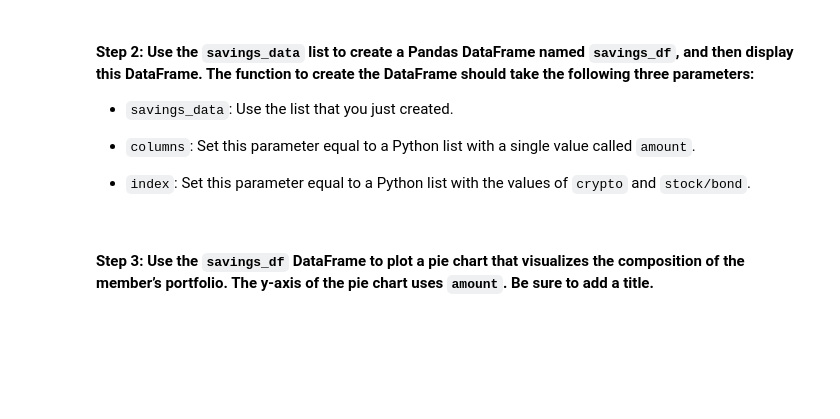
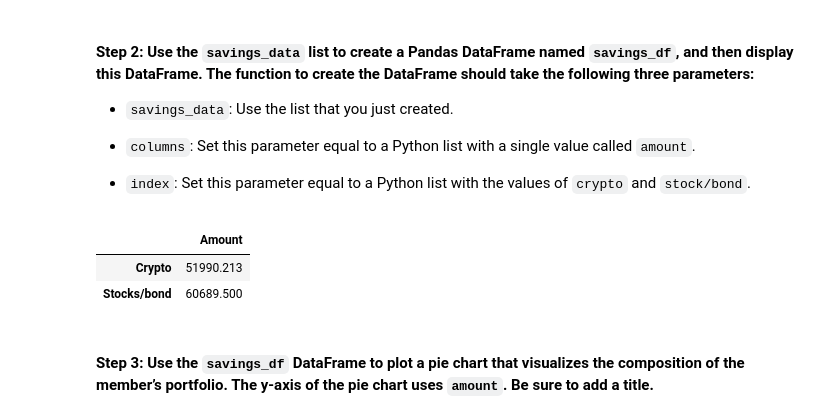
Before and after one commit to mckayav3/Financial-Planning-Tool, a Jupyter notebook: Financial Planning with APIs and Simulations/financial_planning_tools.ipynb, the cells around one changed output. Saved outputs shown, nothing was run; the diff lists cells and outputs as text; code cells hidden in the pictures; blank space fills up the shorter version.

```diff
--- a/Financial Planning with APIs and Simulations/financial_planning_tools.ipynb
+++ b/Financial Planning with APIs and Simulations/financial_planning_tools.ipynb
@@ -368,10 +368,14 @@ print(savings_data)
 - `index`: Set this parameter equal to a Python list with the values of `crypto` and `stock/bond`.
 # %%
 # Create a Pandas DataFrame called savings_df
-# YOUR CODE HERE
+savings_df = pd.DataFrame(savings_data, columns=["Amount"], index=["Crypto","Stocks/bond"])
 
 # Display the savings_df DataFrame
-# YOUR CODE HERE
+savings_df
+# %% [output]
+|  | Amount |
+| Crypto | 51990.213 |
+| Stocks/bond | 60689.500 |
 # %% [markdown]
 #### Step 3: Use the `savings_df` DataFrame to plot a pie chart that visualizes the composition of the member’s portfolio. The y-axis of the pie chart uses `amount`. Be sure to add a title.
 # %%
```
Also changed, not shown: parts of 10 cells of this notebook.
